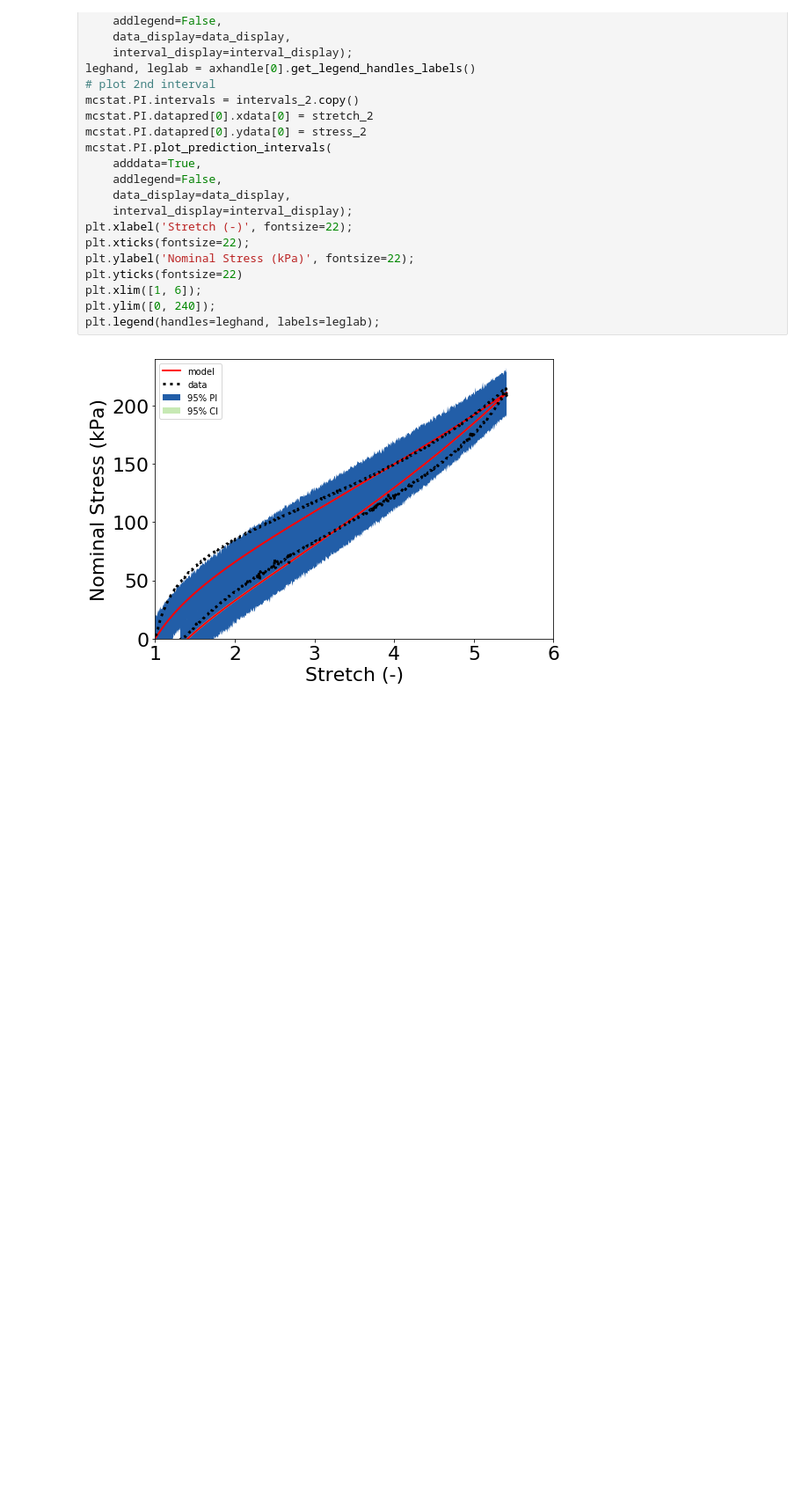
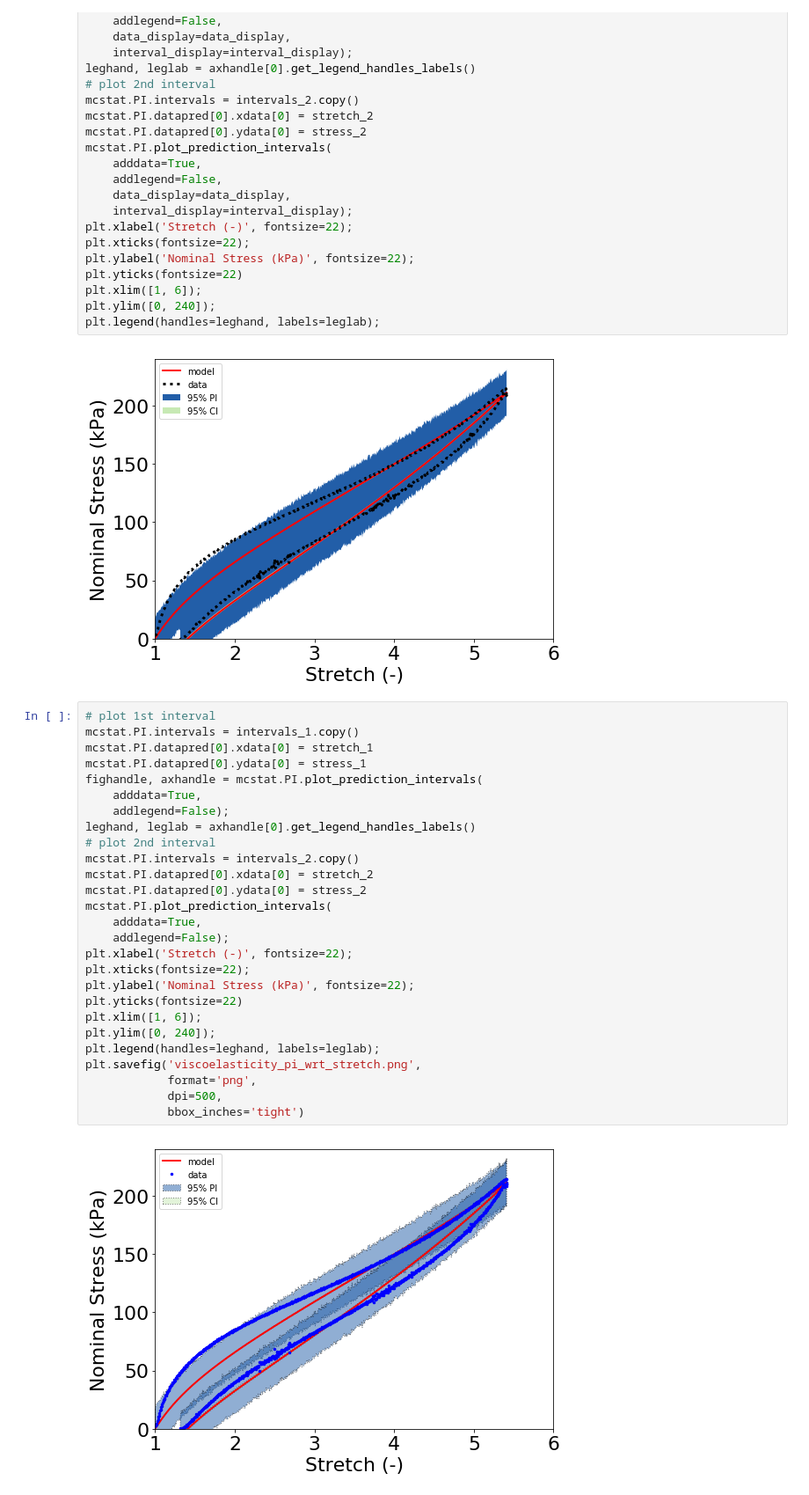
Before and after one commit to prmiles/pymcmcstat, a Jupyter notebook: tutorials/viscoelasticity/viscoelastic_analysis_using_ctypes.ipynb, the cells around one changed output. Shown: that part at 88% size. Cells and saved outputs as stored; diff of their text form; blank space fills up the shorter version.

```diff
--- a/tutorials/viscoelasticity/viscoelastic_analysis_using_ctypes.ipynb
+++ b/tutorials/viscoelasticity/viscoelastic_analysis_using_ctypes.ipynb
@@ -352,3 +359,32 @@ plt.ylim([0, 240]);
 plt.legend(handles=leghand, labels=leglab);
 # %% [output]
 [figure]
+# %%
+# plot 1st interval
+mcstat.PI.intervals = intervals_1.copy()
+mcstat.PI.datapred[0].xdata[0] = stretch_1
+mcstat.PI.datapred[0].ydata[0] = stress_1
+fighandle, axhandle = mcstat.PI.plot_prediction_intervals(
+    adddata=True,
+    addlegend=False);
+leghand, leglab = axhandle[0].get_legend_handles_labels()
+# plot 2nd interval
+mcstat.PI.intervals = intervals_2.copy()
+mcstat.PI.datapred[0].xdata[0] = stretch_2
+mcstat.PI.datapred[0].ydata[0] = stress_2
+mcstat.PI.plot_prediction_intervals(
+    adddata=True,
+    addlegend=False);
+plt.xlabel('Stretch (-)', fontsize=22);
+plt.xticks(fontsize=22);
+plt.ylabel('Nominal Stress (kPa)', fontsize=22);
+plt.yticks(fontsize=22)
+plt.xlim([1, 6]);
+plt.ylim([0, 240]);
+plt.legend(handles=leghand, labels=leglab);
+plt.savefig('viscoelasticity_pi_wrt_stretch.png',
+            format='png',
+            dpi=500,
+            bbox_inches='tight')
+# %% [output]
+[figure, added]
```
Also changed, not shown: parts of 3 cells of this notebook, 2 other files.
